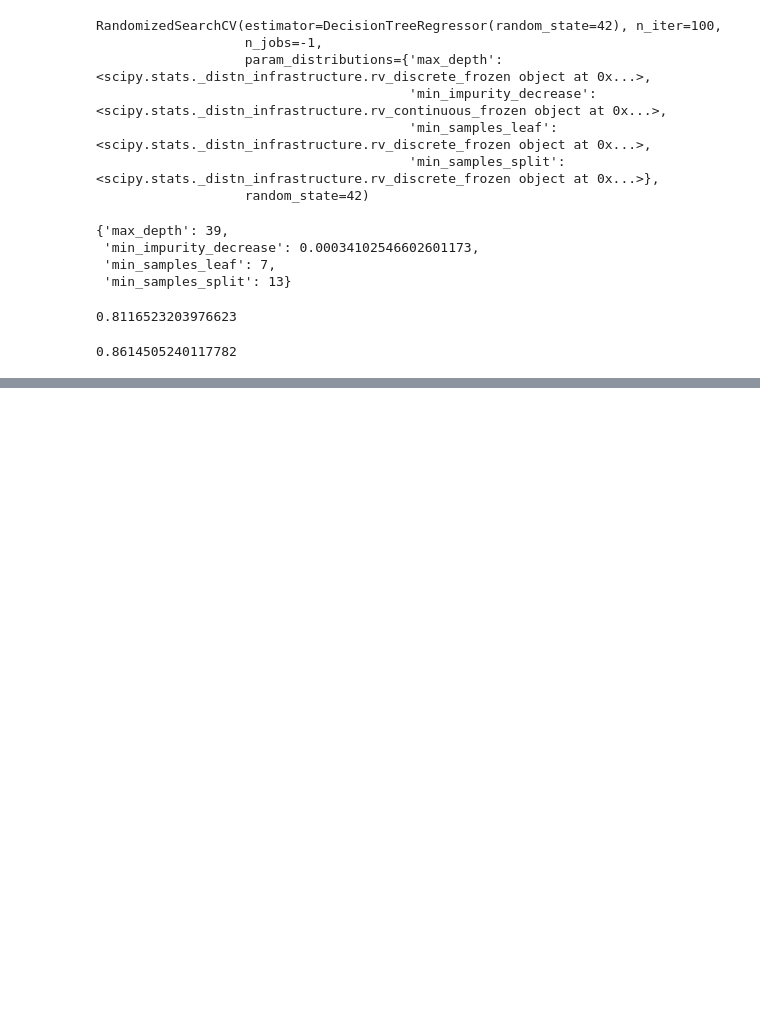
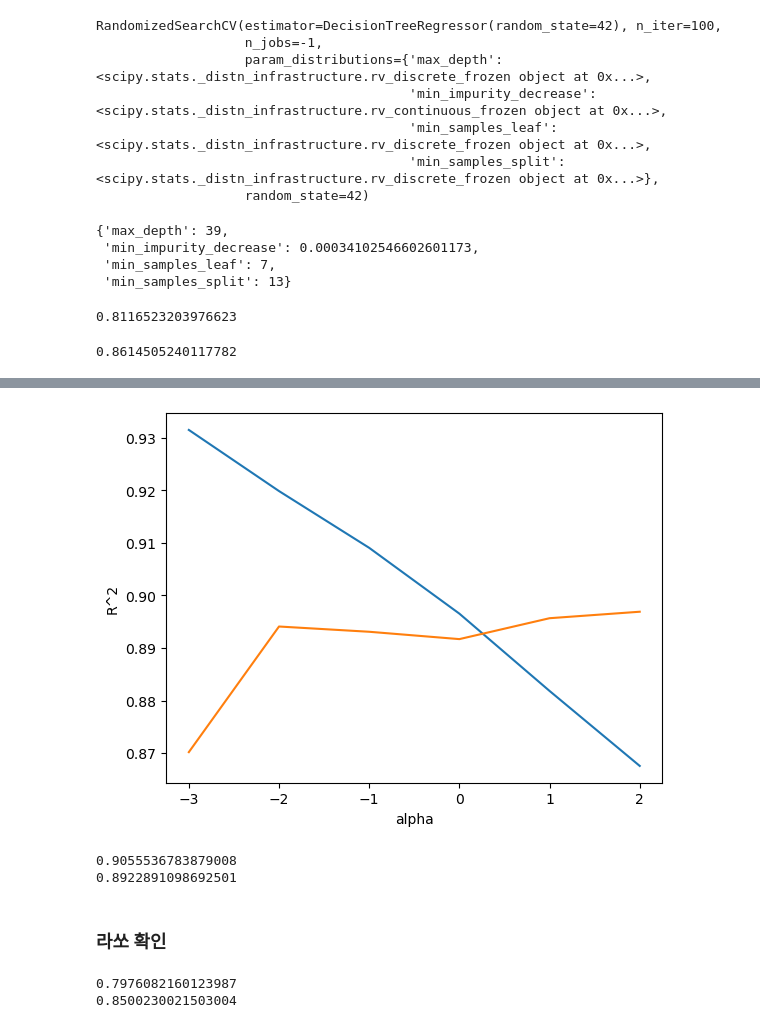
Before and after one commit to Worldofgentleken/ds_study, a Jupyter notebook: source_code/ML_mpg_Decision_tree.ipynb, the cells around one changed output, grey strips where cells are left out. Saved outputs shown, nothing was run; the diff lists cells and outputs as text; code cells hidden in the pictures; blank space fills up the shorter version.

```diff
--- a/source_code/ML_mpg_Decision_tree.ipynb
+++ b/source_code/ML_mpg_Decision_tree.ipynb
@@ -453,0 +872,29 @@ dt.score(X_test, y_test)
+# %%
+plt.plot(np.log10(alpha_list), train_score) # 로그함수 적용(0.001은 -3, 0.01은 -2와 같이 만듦)
+plt.plot(np.log10(alpha_list), test_score)
+plt.xlabel('alpha')
+plt.ylabel('R^2')
+plt.show()
+# %% [output]
+[figure, added]
+# %%
+ridge = Ridge(alpha=0.2)
+ridge.fit(train_scaled, y_train)
+
+print(ridge.score(train_scaled, y_train))
+print(ridge.score(test_scaled, y_test))
+# %% [output]
+0.9055536783879008
+0.8922891098692501
+# %% [markdown]
+### 라쏘 확인
+# %%
+from sklearn.linear_model import Lasso
+
+lasso = Lasso()
+lasso.fit(train_scaled, y_train)
+print(lasso.score(train_scaled, y_train))
+print(lasso.score(test_scaled, y_test))
+# %% [output]
+0.7976082160123987
+0.8500230021503004
```
Also changed, not shown: parts of 33 cells of this notebook.
